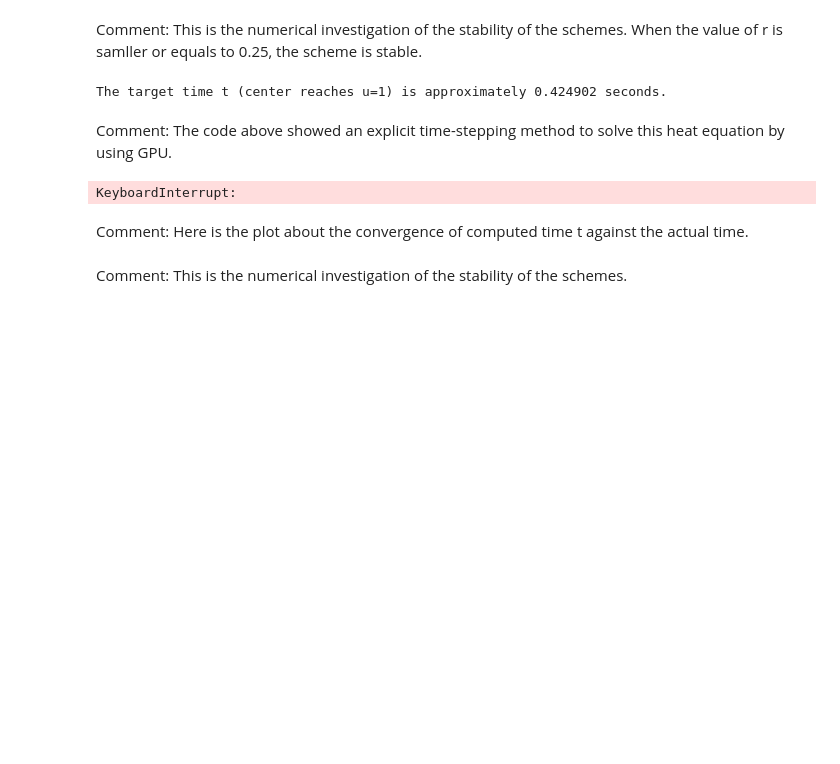
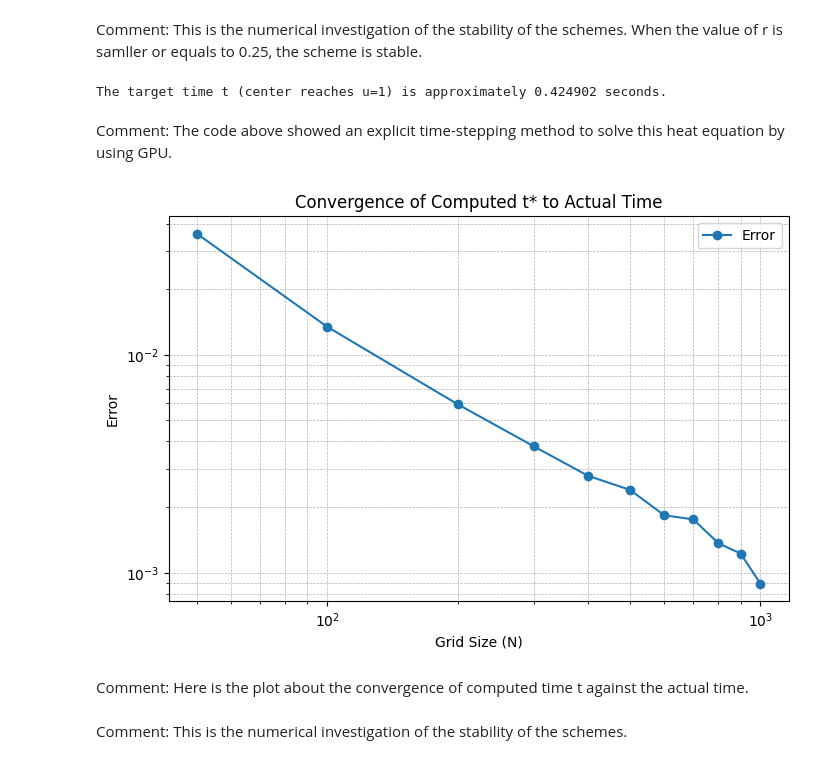
Before and after one commit to iwmysihyhe/Travel-guide, a Jupyter notebook: cw4.ipynb, the cells around one changed output. Drawn from its saved outputs; the diff is of its cells as text; code cells hidden in the pictures; blank space fills up the shorter version.

```diff
--- a/cw4.ipynb
+++ b/cw4.ipynb
@@ -277,37 +277,37 @@ import matplotlib.pyplot as plt
 
 t_real = 0.424011387033
 
-grid_sizes = [50, 100, 200, 300, 400, 500, 6000, 700, 800, 900, 1000]
+grid_sizes = [50, 100, 200, 300, 400, 500, 600, 700, 800, 900, 1000]
 t = []
 
 for N in grid_sizes:
 
     delta_x = 2 / N
     delta_t = 0.000001
     alpha = 1
     T = 2
 
     u_0 = np.zeros((N, N), dtype=np.float32)
     u_0[:, 0] = 5
 
     t_cal = solve_2d_heat_exp_GPU(u_0, T, delta_x, delta_t, alpha, N)
 
     t.append(t_cal)
 
 errors = [abs(t_cal - t_real) for t_cal in t]
 
 plt.figure(figsize=(8, 5))
 plt.plot(grid_sizes, errors, marker="o", label="Error")
 plt.xlabel("Grid Size (N)")
 plt.ylabel("Error")
 plt.title("Convergence of Computed t* to Actual Time")
 plt.xscale("log")
 plt.yscale("log")
 plt.legend()
 plt.grid(True, which="both", linestyle="--", linewidth=0.5)
 plt.show()
 # %% [output]
-KeyboardInterrupt:
+[figure, added]
 # %% [markdown]
 Comment: Here is the plot about the convergence of computed time t against the actual time.
 # %%
```
Also changed, not shown: parts of 2 cells of this notebook.
